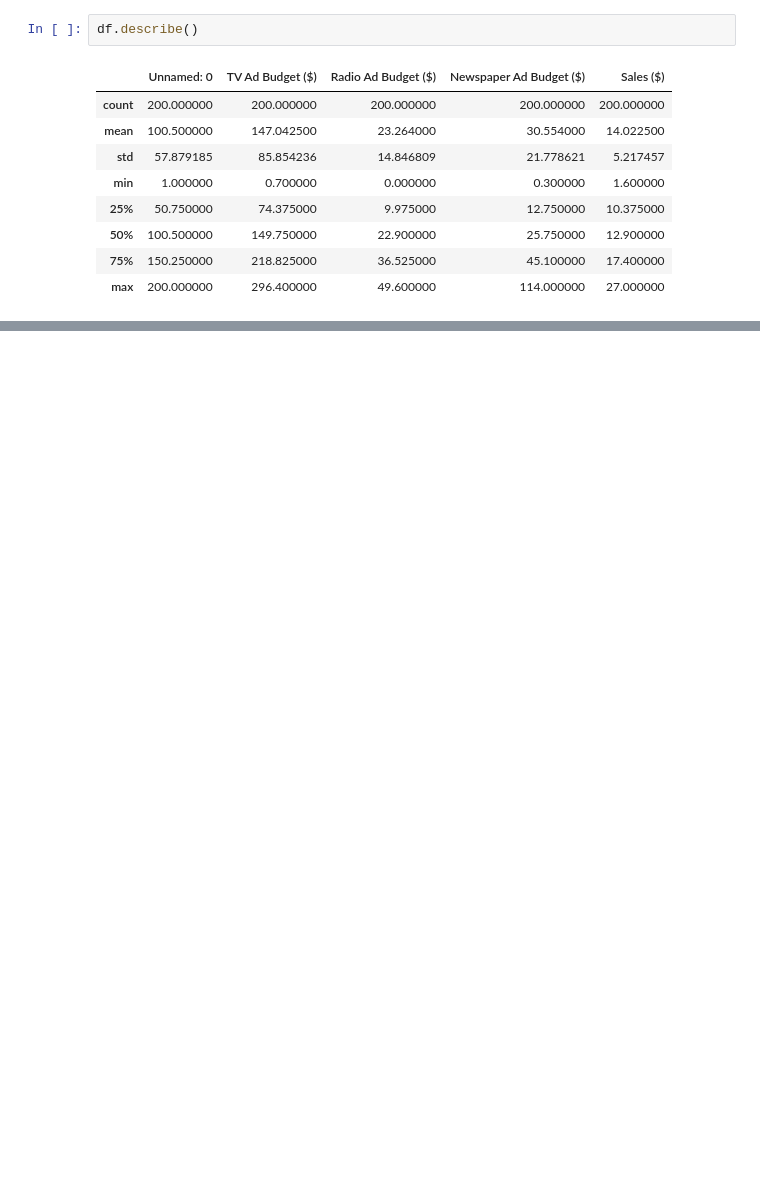
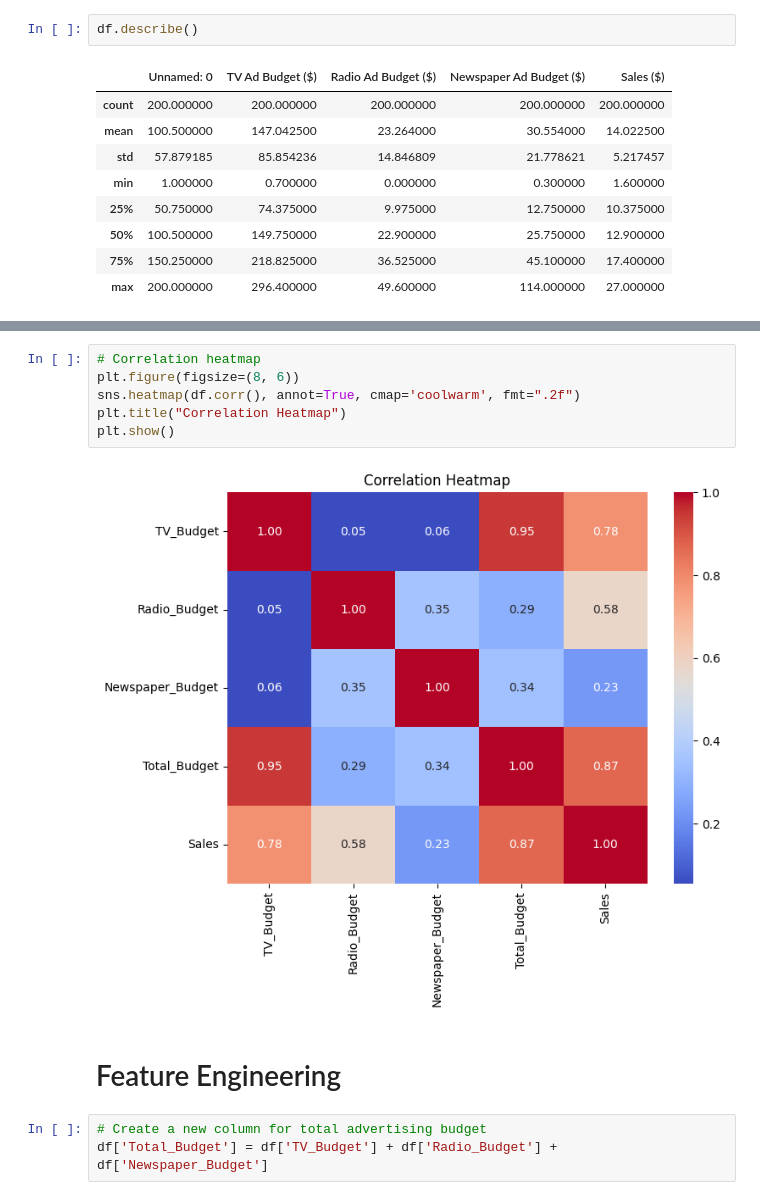
Before and after one commit to Alphteow/Advertising_Kaggle, a Jupyter notebook: XGandGB.ipynb, the cells around one changed output, grey strips where cells are left out. Saved outputs shown, nothing was run; the diff lists cells and outputs as text; blank space fills up the shorter version.

```diff
--- a/XGandGB.ipynb
+++ b/XGandGB.ipynb
@@ -42,0 +111,13 @@ df.describe()
+# %%
+# Correlation heatmap
+plt.figure(figsize=(8, 6))
+sns.heatmap(df.corr(), annot=True, cmap='coolwarm', fmt=".2f")
+plt.title("Correlation Heatmap")
+plt.show()
+# %% [output]
+[figure, added]
+# %% [markdown]
+<h1>Feature Engineering</h1>
+# %%
+# Create a new column for total advertising budget
+df['Total_Budget'] = df['TV_Budget'] + df['Radio_Budget'] + df['Newspaper_Budget']
```
Also changed, not shown: parts of 12 cells of this notebook.
